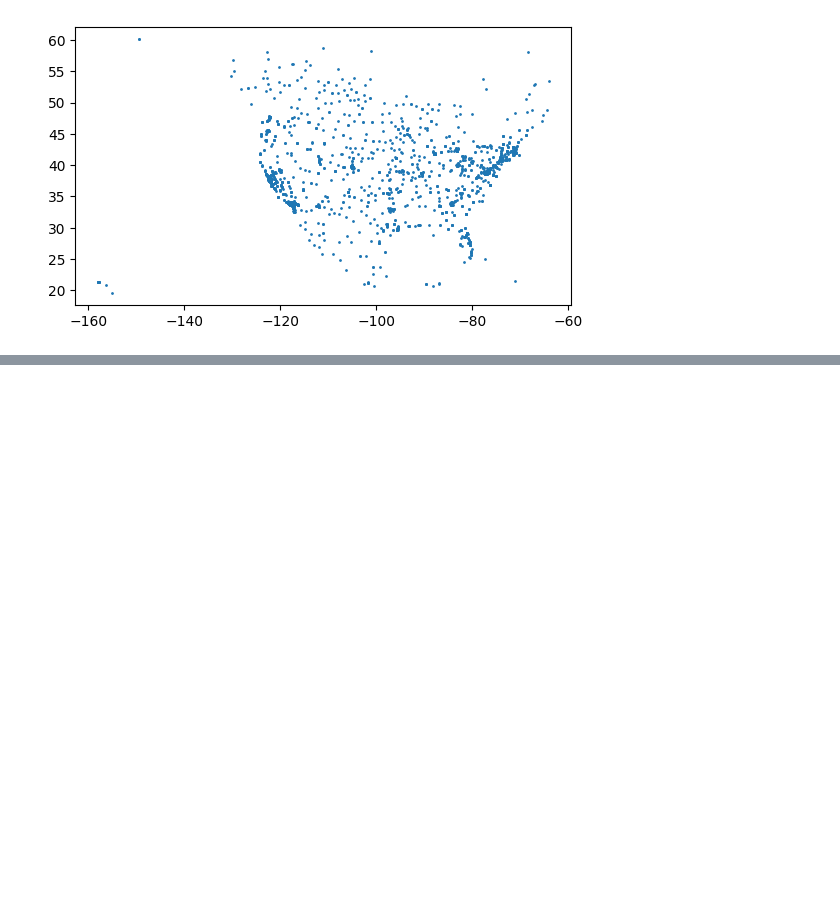
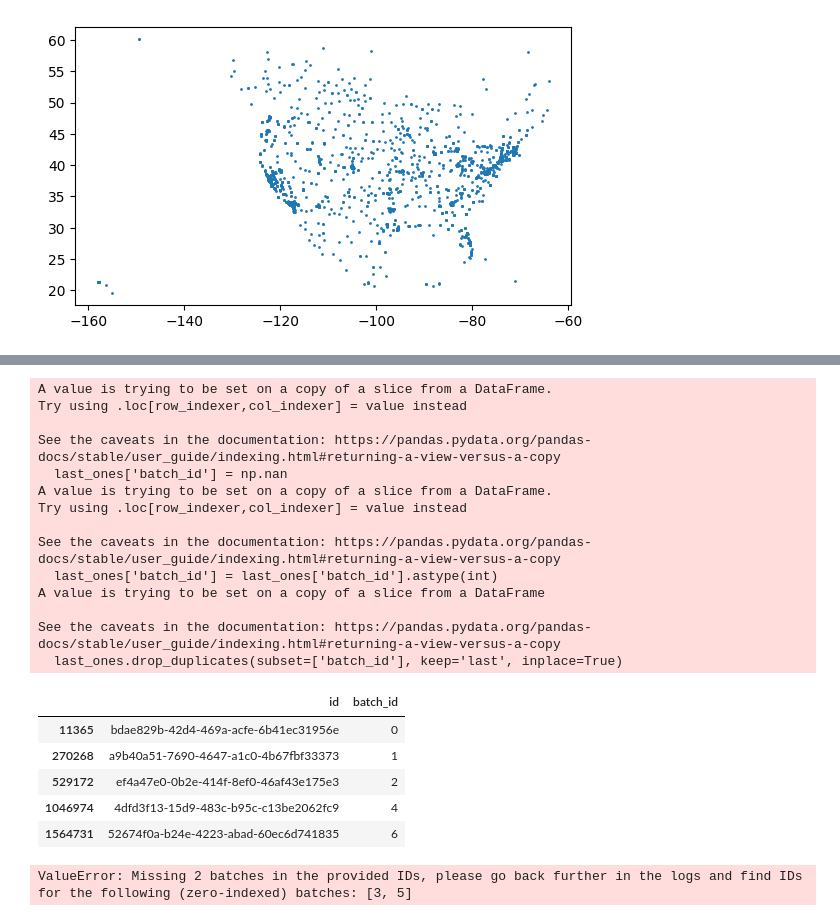
Before and after one commit to emigre459/evlens, a Jupyter notebook: notebooks/exploratory/0.3-DWRM-GCloud.ipynb, the cells around one changed output, grey strips where cells are left out. Drawn from its saved outputs; the diff is of its cells as text; code cells hidden in the pictures; blank space fills up the shorter version.

```diff
--- a/notebooks/exploratory/0.3-DWRM-GCloud.ipynb
+++ b/notebooks/exploratory/0.3-DWRM-GCloud.ipynb
@@ -1286,0 +1294,14 @@ gdf.plot(markersize=1)
+# %%
+# From logs, these are searchcell IDs
+last_ids_scraped = [
+    '5a8a4411-4a29-4122-91dd-45543ac3f467',
+    '6e6f7f56-9c03-4db9-9c24-2b5fa79fb55a',
+    '52674f0a-b24e-4223-abad-60ec6d741835',
+    '4dfd3f13-15d9-483c-b95c-c13be2062fc9',
+    'a9b40a51-7690-4647-a1c0-4b67fbf33373',
+    'bdae829b-42d4-469a-acfe-6b41ec31956e',
+    'ef4a47e0-0b2e-414f-8ef0-46af43e175e3'
+]
+
+tile_ids = bq.query_to_dataframe("SELECT id from evlens.plugshare.searchTiles")
+tile_ids.head()
@@ -1286,0 +1315,3 @@ gdf.plot(markersize=1)
+# %%
+last_ones = tile_ids[tile_ids['id'].isin(last_ids_scraped)]
+last_ones
@@ -1286,0 +1327,6 @@ gdf.plot(markersize=1)
+# %%
+# Where are these indices in the batches we pull together?
+from evlens.concurrency import get_batches_by_worker
+
+batches = get_batches_by_worker(tile_ids, 7)
+batches
@@ -1286,0 +1351,48 @@ gdf.plot(markersize=1)
+# %%
+# Add a column for batch_id to last_ones
+last_ones['batch_id'] = np.nan
+
+for idx, tile_id in last_ones.iterrows():
+    for i, batch in enumerate(batches):
+        if (batch['id'] == tile_id['id']).sum() > 0:
+            last_ones.loc[idx, 'batch_id'] = i
+
+last_ones['batch_id'] = last_ones['batch_id'].astype(int)
+
+# Retain only the ones with the highest index
+last_ones.sort_index(inplace=True)
+last_ones.drop_duplicates(subset=['batch_id'], keep='last', inplace=True)
+last_ones
+# %% [output]
+A value is trying to be set on a copy of a slice from a DataFrame.
+Try using .loc[row_indexer,col_indexer] = value instead
+
+See the caveats in the documentation: https://pandas.pydata.org/pandas-docs/stable/user_guide/indexing.html#returning-a-view-versus-a-copy
+  last_ones['batch_id'] = np.nan
+A value is trying to be set on a copy of a slice from a DataFrame.
+Try using .loc[row_indexer,col_indexer] = value instead
+
+See the caveats in the documentation: https://pandas.pydata.org/pandas-docs/stable/user_guide/indexing.html#returning-a-view-versus-a-copy
+  last_ones['batch_id'] = last_ones['batch_id'].astype(int)
+A value is trying to be set on a copy of a slice from a DataFrame
+
+See the caveats in the documentation: https://pandas.pydata.org/pandas-docs/stable/user_guide/indexing.html#returning-a-view-versus-a-copy
+  last_ones.drop_duplicates(subset=['batch_id'], keep='last', inplace=True)
+|  | id | batch_id |
+| 11365 | bdae829b-42d4-469a-acfe-6b41ec31956e | 0 |
+| 270268 | a9b40a51-7690-4647-a1c0-4b67fbf33373 | 1 |
+| 529172 | ef4a47e0-0b2e-414f-8ef0-46af43e175e3 | 2 |
+| 1046974 | 4dfd3f13-15d9-483c-b95c-c13be2062fc9 | 4 |
+| 1564731 | 52674f0a-b24e-4223-abad-60ec6d741835 | 6 |
+# %%
+num_workers = 7
+
+missing_batches = []
+for i in range(num_workers):
+    if (last_ones.batch_id == i).sum() == 0:
+        missing_batches.append(i)
+
+if len(missing_batches) > 0:
+    raise ValueError(f"Missing {len(missing_batches)} batches in the provided IDs, please go back further in the logs and find IDs for the following (zero-indexed) batches: {missing_batches}")
+# %% [output]
+ValueError: Missing 2 batches in the provided IDs, please go back further in the logs and find IDs for the following (zero-indexed) batches: [3, 5]
```
Also changed, not shown: parts of 11 cells of this notebook, 2 other files.
